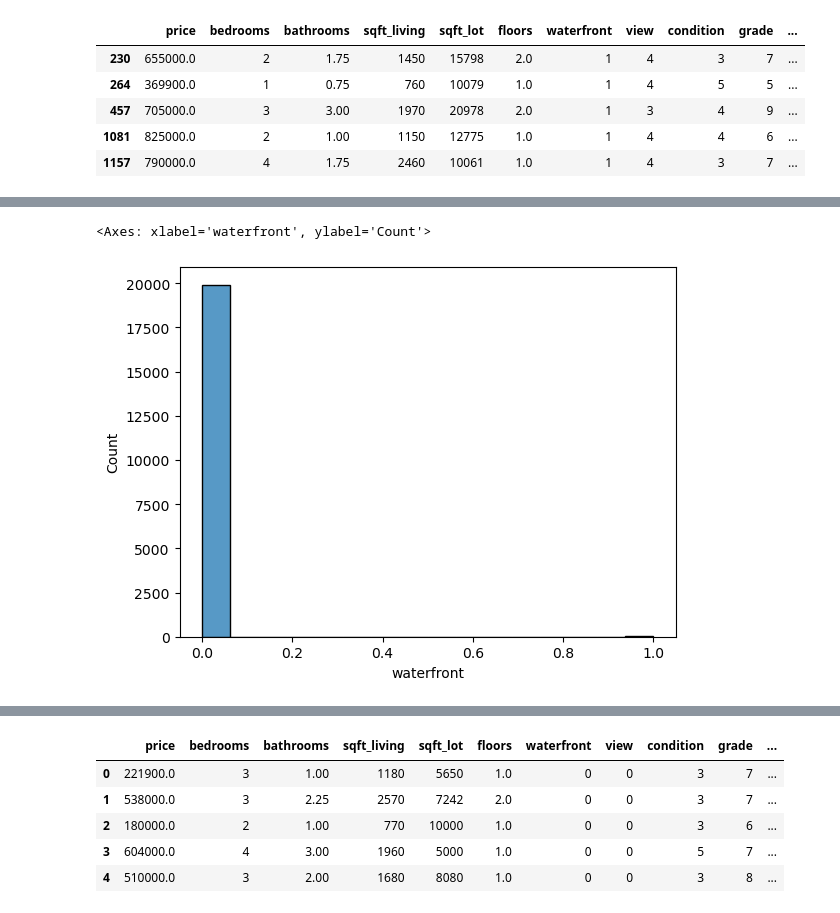
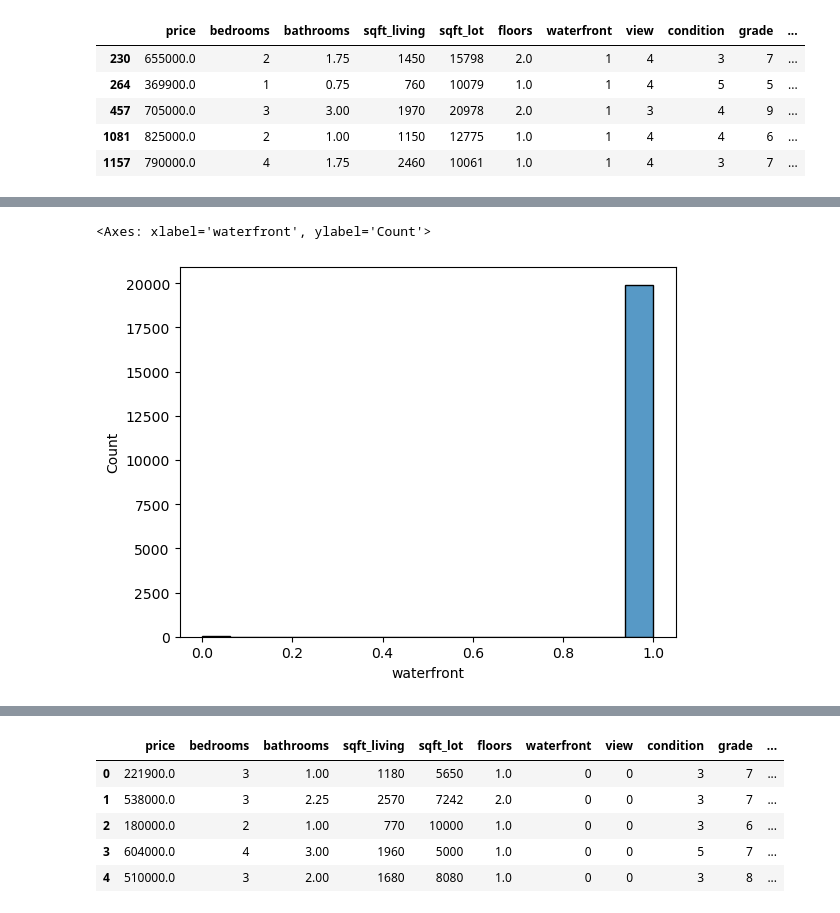
Before and after one commit to Enam88/apartment-hunter, a Jupyter notebook: notebooks/preprocessing.ipynb, the cells around one changed output, grey strips where cells are left out. Saved outputs shown, nothing was run; the diff lists cells and outputs as text; code cells hidden in the pictures.

```diff
--- a/notebooks/preprocessing.ipynb
+++ b/notebooks/preprocessing.ipynb
@@ -40,6 +44,12 @@ def wrangle(filepath):
     # Drop multicolinear variables
     df.drop(["sqft_above", "sqft_basement"], axis=1, inplace=True)
 
+    #subset price where "price_aprox_usd" < 400_000
+    mask_price = df["price"] < 1_000_000
+
+    df = df[mask_price]
+
+
     # Add other data wrangling steps here if needed
 
     return df
@@ -561,7 +562,7 @@ price_equals_less_1e6_with_wf.describe()
 | 75% | 810000.000000 | 3.000000 | 2.500000 | 2520.00000 | 27962.500000 | 2.000000 | 1.0 | 4.000000 | 4.000000 | 8.000000 | ... |
 | max | 1000000.000000 | 6.000000 | 4.500000 | 4380.00000 | 505166.000000 | 3.000000 | 1.0 | 4.000000 | 5.000000 | 10.000000 | ... |
 # %%
-sns.histplot(price_equals_less_1e6["waterfront"] == 1)
+sns.histplot(price_equals_less_1e6["waterfront"]== 0)
 # %% [output]
 <Axes: xlabel='waterfront', ylabel='Count'>
-[figure, old version]
+[figure, new version]
```
Also changed, not shown: parts of 30 cells of this notebook.
